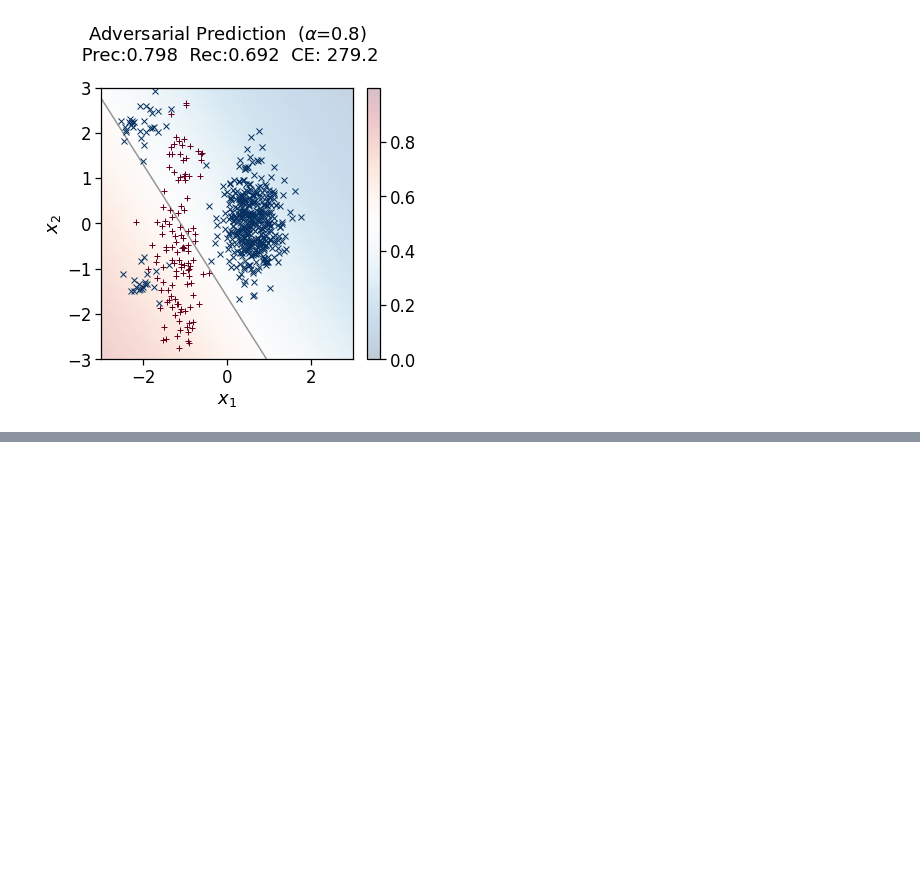
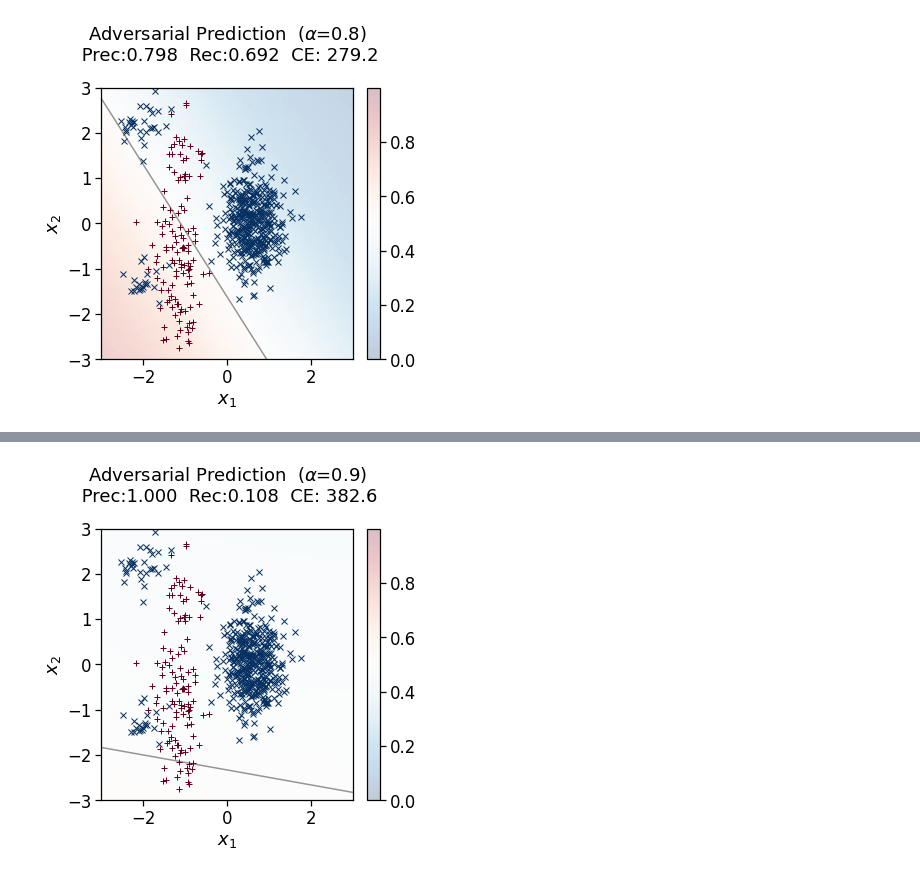
Before and after one commit to tufts-ml/toy_example_precision_recall_multiple_bounds_comparison, a Jupyter notebook: toy_example_multiple_bounds_comparison.ipynb, the cells around one changed output, grey strips where cells are left out. Saved outputs shown, nothing was run; the diff lists cells and outputs as text; code cells hidden in the pictures; blank space fills up the shorter version.

Commit message:
ENH Added adversarial prediction on toy example for maximizing recall given precision>=0.9

```diff
--- a/toy_example_multiple_bounds_comparison.ipynb
+++ b/toy_example_multiple_bounds_comparison.ipynb
@@ -545,3 +545,87 @@ plt.savefig('precision_80_solution_adversarial_prediction.png', bbox_inches='tig
 5 6 11
 thr  0.000 | cross_entropy 279.222 | precision 0.798 | recall 0.692 | TP    83 | FP    21 | TN   429 | FN    37
 [figure]
+# %%
+recall_gv_precision_90 = RecallGvPrecision(0.9)
+recall_gv_precision_90.initialize()
+recall_gv_precision_90.enforce_special_case_positive()
+recall_gv_precision_90.set_cs_special_case_positive(True)
+
+# performance metric
+pm = recall_gv_precision_90
+
+
+# ds = "whitewine"
+# X_tr, X_ts, y_tr, y_ts = load_data(ds, standardize=True)
+
+trainset = TabularDataset(x_ND, y_N)
+
+
+batch_size = len(x_ND) # full batch
+trainloader = DataLoader(trainset, batch_size=batch_size, shuffle=True)
+
+method = "ap-perf"              # uncomment if we want to use ap-perf objective
+# method = "bce-loss"           # uncomment if we want to use bce-loss objective
+
+torch.manual_seed(46364)
+use_cuda = torch.cuda.is_available()
+device = torch.device("cuda" if use_cuda else "cpu")
+
+nvar = x_ND.shape[1]
+model = LinearClassifier(nvar).to(device)
+
+if method == "ap-perf":
+    criterion = MetricLayer(pm).to(device)
+    lr = 0.0006
+    weight_decay = 0
+else:
+    criterion = nn.BCEWithLogitsLoss().to(device)
+    lr = 1e-2
+    weight_decay = 1e-3
+
+optimizer = torch.optim.SGD(model.parameters(), lr=lr, weight_decay=weight_decay)
+
+for epoch in range(11): # epoch 11 was the best checkpoint after running 50 epochs
+
+    for i, (inputs, labels) in enumerate(trainloader):
+        inputs = inputs.to(device)
+        labels = labels.to(device)
+
+        optimizer.zero_grad()
+        output = model(inputs)
+
+        loss = criterion(output, labels)
+
+        loss.backward()
+        optimizer.step()
+
+    # evaluate after each epoch
+    model.eval()
+
+    # train
+    train_data = torch.tensor(x_ND).to(device)
+    tr_output = model(train_data)
+    tr_pred = (tr_output >= 0.0).float()
+    tr_pred_np = tr_pred.cpu().numpy()
+
+    train_acc = np.sum(y_N == tr_pred_np) / len(y_N)
+    train_metric = pm.compute_metric(tr_pred_np, y_N)
+    train_constraint = pm.compute_constraints(tr_pred_np, y_N)
+
+
+    model.train()
+
+    print('#{} loss : {:.2f} | Acc tr: {:.5f} | Metric tr: {:.5f} | Constraint tr: {:.5f}'.format(
+        epoch, loss.detach().numpy()[0], train_acc, train_metric, train_constraint[0]))
+
+opt_w_D_adversarial_90 = np.zeros(3)
+opt_w_D_adversarial_90[:2] = list(model.parameters())[0].data[0]
+opt_w_D_adversarial_90[2] = list(model.parameters())[1].data[0]
+
+# manually set the weight from training earlier, because training takes time
+# opt_w_D_adversarial_80 = ag_np.asarray([-0.0046, -0.0280, -0.0653])
+pretty_plot_of_decision_boundary(opt_w_D_adversarial_90, level_grid = [0.0],
+                                 figsize=(5,5), x1_lims=(-3, 3), x2_lims=(-3, 3), title_str=r'Adversarial Prediction  ($\alpha$=0.9)')
+
+plt.savefig('precision_90_solution_adversarial_prediction.png', bbox_inches='tight', pad_inches=0)
+# %% [output]
@@ -547,0 +645 @@ thr  0.000 | cross_entropy 279.222 | precision 0.798 | recall 0.692 | TP    83 |
+[figure, added]
```
Also changed, not shown: parts of 5 cells of this notebook.
